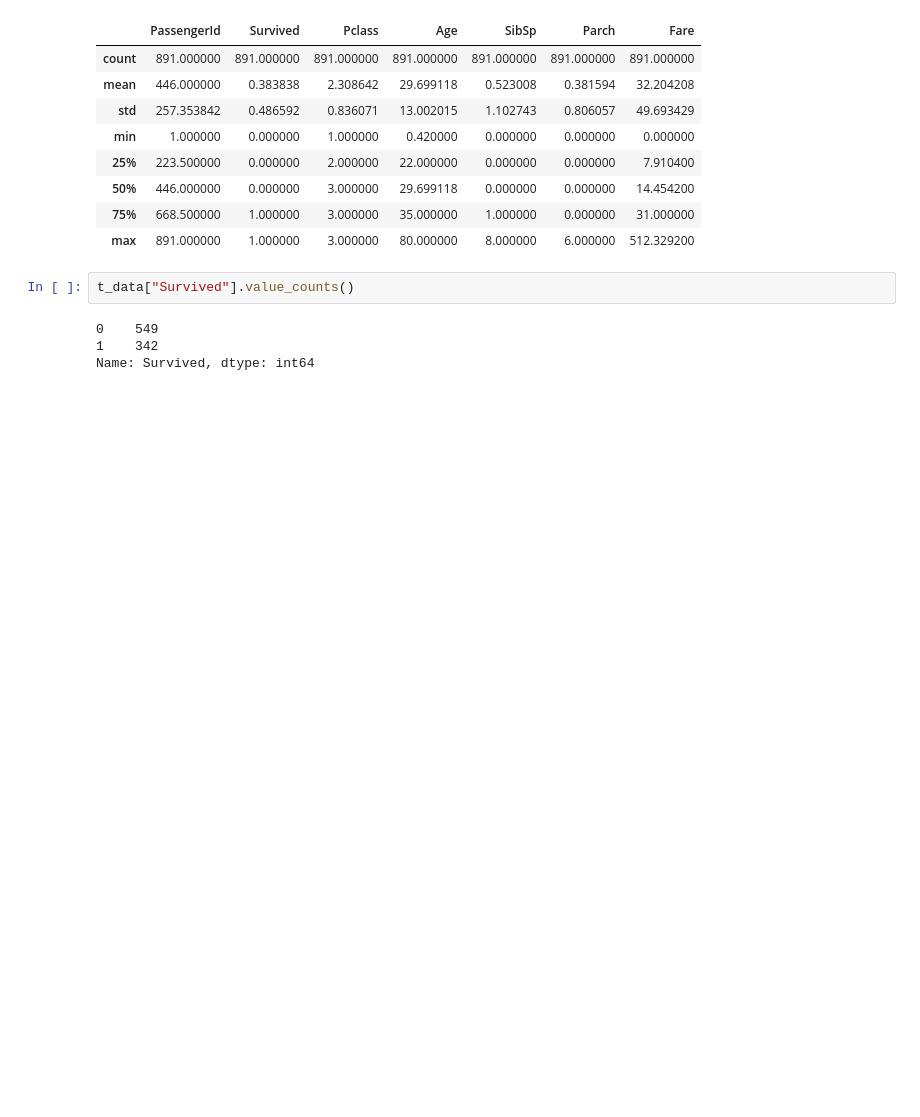
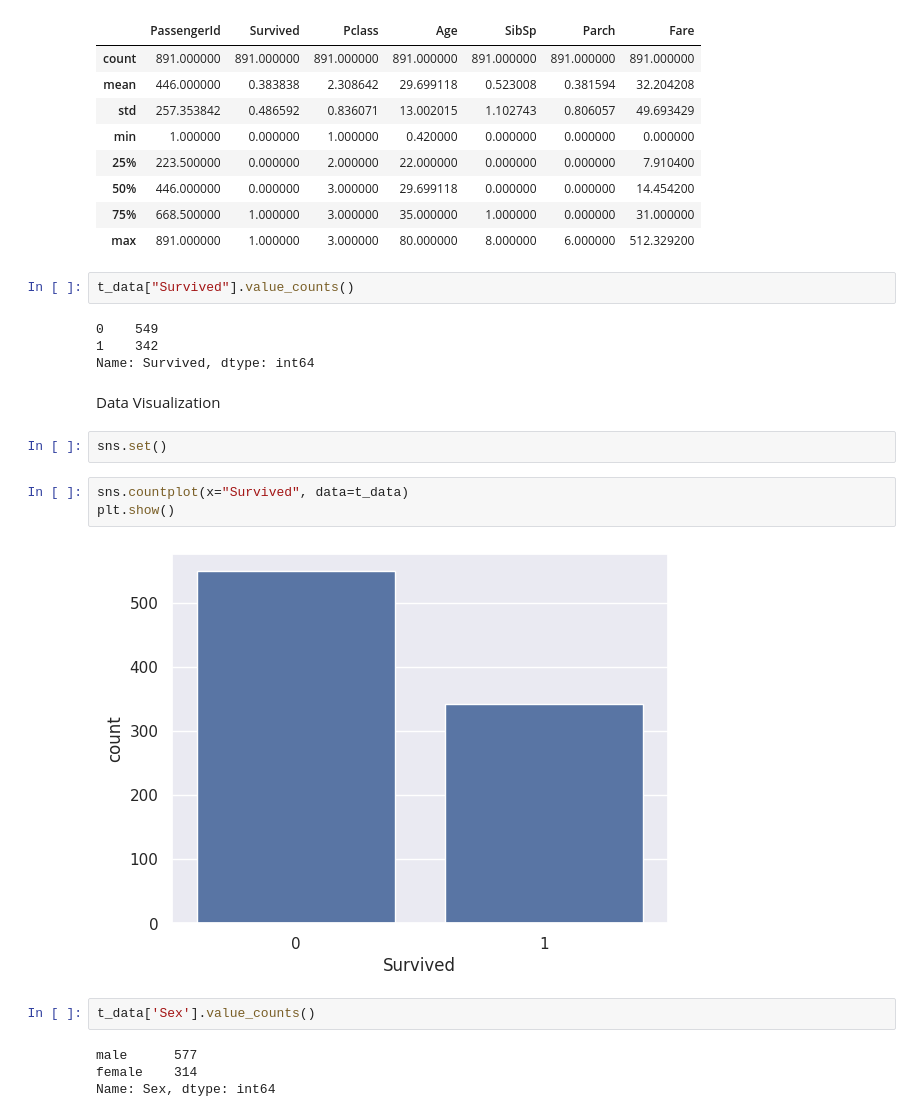
Before and after one commit to devyanighildiyal/CODSOFT, a Jupyter notebook: Titanic_Survival_Prediction.ipynb, the cells around one changed output. Drawn from its saved outputs; the diff is of its cells as text; blank space fills up the shorter version.

```diff
--- a/Titanic_Survival_Prediction.ipynb
+++ b/Titanic_Survival_Prediction.ipynb
@@ -155,3 +147,18 @@ t_data["Survived"].value_counts()
 0    549
 1    342
 Name: Survived, dtype: int64
+# %% [markdown]
+Data Visualization
+# %%
+sns.set()
+# %%
+sns.countplot(x="Survived", data=t_data)
+plt.show()
+# %% [output]
+[figure, added]
+# %%
+t_data['Sex'].value_counts()
+# %% [output]
+male      577
+female    314
+Name: Sex, dtype: int64
```
Also changed, not shown: parts of 30 cells of this notebook.
